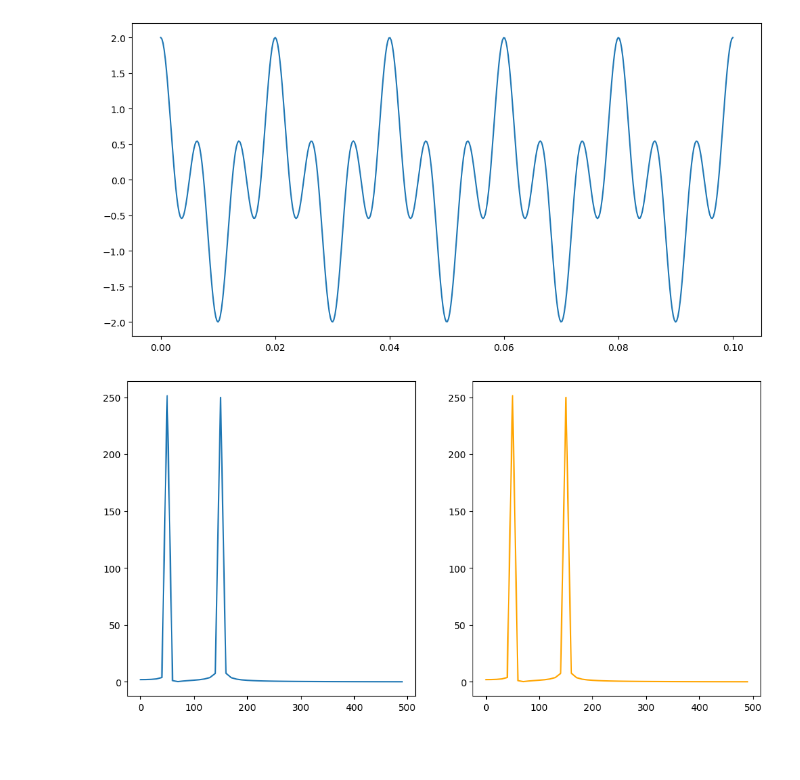
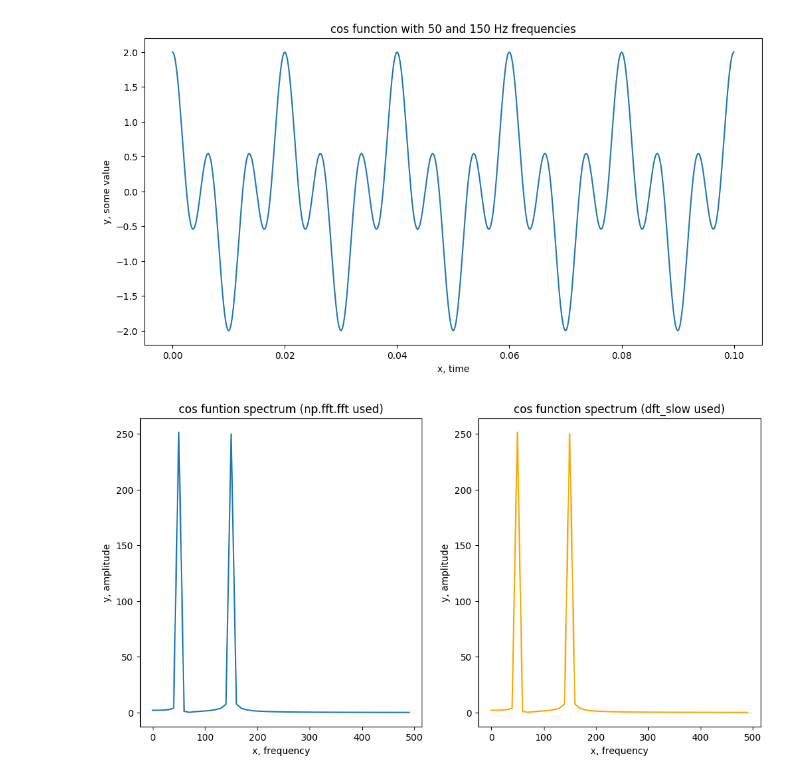
Before and after one commit to pimonov-student/another_digital_signal, a Jupyter notebook: lab_two.ipynb, the cells around one changed output. Saved outputs shown, nothing was run; the diff lists cells and outputs as text; code cells hidden in the pictures; blank space fills up the shorter version.

```diff
--- a/lab_two.ipynb
+++ b/lab_two.ipynb
@@ -17,14 +17,17 @@ def cos_func(x):
 # %%
 cos_args = np.linspace(0, 0.1, num=500)
 y_cos = cos_func(cos_args)
 
 plt.figure(figsize=(12, 6))
 
 plt.plot(cos_args, y_cos)
+plt.title("cos function with 50 and 150 Hz frequencies")
+plt.xlabel("x, time")
+plt.ylabel("y, some value")
 
 plt.show()
 # %% [output]
-[figure, old version]
+[figure, new version]
 # %%
 x_cos_fft = np.fft.fftfreq(500, 0.1 / 500)
 
@@ -35,13 +38,19 @@ plt.figure(figsize=(12, 6))
 
 plt.subplot(121)
 plt.plot(x_cos_fft[0:50], np.abs(y_cos_fft)[0:50])
+plt.title("cos funtion spectrum (np.fft.fft used)")
+plt.xlabel("x, frequency")
+plt.ylabel("y, amplitude")
 
 plt.subplot(122)
 plt.plot(x_cos_fft[0:50], np.abs(y_cos_dft_slow)[0:50], 'orange')
+plt.title("cos function spectrum (dft_slow used)")
+plt.xlabel("x, frequency")
+plt.ylabel("y, amplitude")
 
 plt.show()
 # %% [output]
-[figure, old version]
+[figure, new version]
 # %%
 check_time = np.random.random(1024)
 
```
Also changed, not shown: parts of 10 cells of this notebook, 1 other file.
